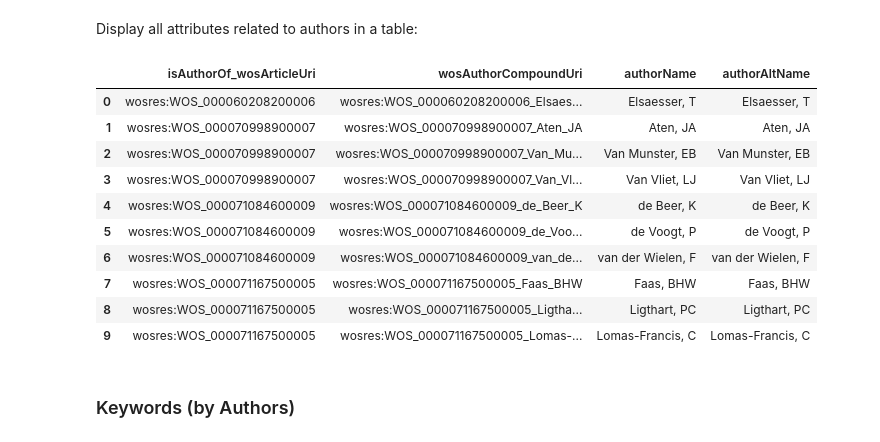
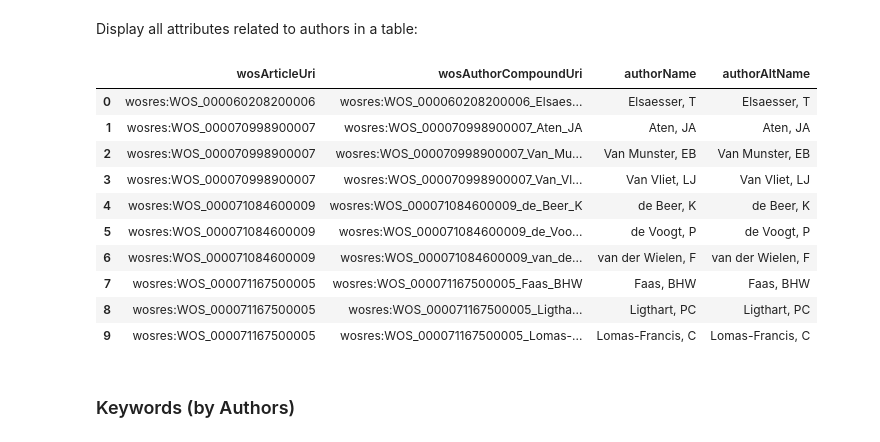
Before and after one commit to clokman/KFIR, a Jupyter notebook: notebooks/KFIR.ipynb, the cells around one changed output. Drawn from its saved outputs; the diff is of its cells as text; code cells hidden in the pictures.

```diff
--- a/notebooks/KFIR.ipynb
+++ b/notebooks/KFIR.ipynb
@@ -350,20 +350,20 @@ Display all attributes related to authors in a table:
 # %%
 eculture_query.send_select_query("""
 
-    SELECT (?article AS ?isAuthorOf_wosArticleUri) (?author AS ?wosAuthorCompoundUri) ?authorName ?authorAltName
+    SELECT DISTINCT (?article AS ?wosArticleUri) (?author AS ?wosAuthorCompoundUri) ?authorName ?authorAltName
     WHERE{
         GRAPH wosGraph: {
             ?article a wos:Article .
             ?article wos:AF ?author .
             ?author rdfs:label ?authorName .
             ?author skos:altLabel ?authorAltName .
         }
     }
     LIMIT 10
 
 """)
 # %% [output]
-|  | isAuthorOf_wosArticleUri | wosAuthorCompoundUri | authorName | authorAltName |
+|  | wosArticleUri | wosAuthorCompoundUri | authorName | authorAltName |
 | 0 | wosres:WOS_000060208200006 | wosres:WOS_000060208200006_Elsaes... | Elsaesser, T | Elsaesser, T |
 | 1 | wosres:WOS_000070998900007 | wosres:WOS_000070998900007_Aten_JA | Aten, JA | Aten, JA |
 | 2 | wosres:WOS_000070998900007 | wosres:WOS_000070998900007_Van_Mu... | Van Munster, EB | Van Munster, EB |
```
Also changed, not shown: parts of 49 cells of this notebook, 1 other file.
